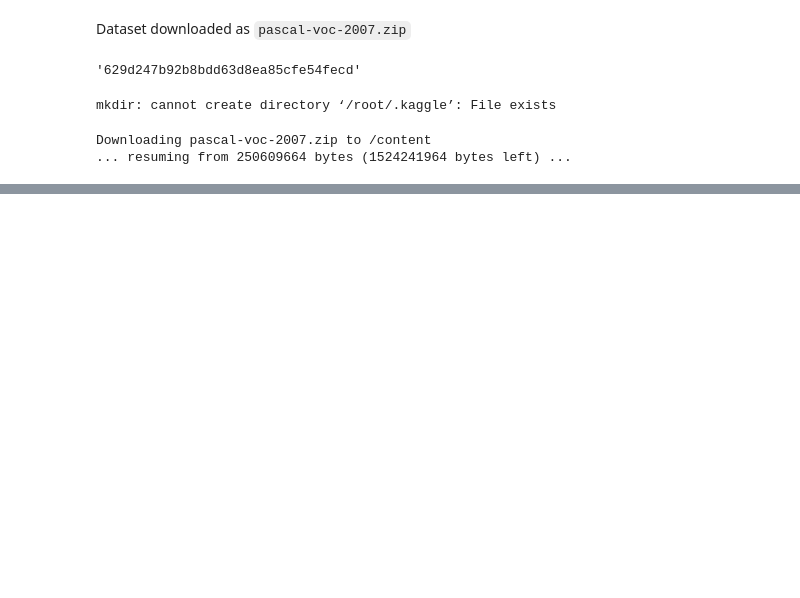
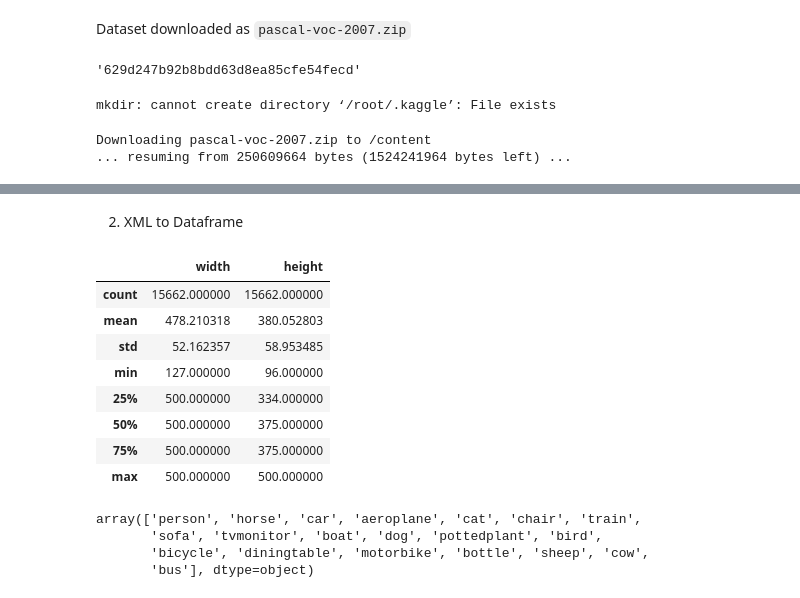
Before and after one commit to dibab64/deeplearning-dibab, a Jupyter notebook: voc2007.ipynb, the cells around one changed output, grey strips where cells are left out. Saved outputs shown, nothing was run; the diff lists cells and outputs as text; code cells hidden in the pictures; blank space fills up the shorter version.

```diff
--- a/voc2007.ipynb
+++ b/voc2007.ipynb
@@ -42,0 +60,3 @@ Görüntülenen çıkış son 5000 satıra kısaltıldı.
+# %%
+datset_path = '/content/VOCtrainval_06-Nov-2007/VOCdevkit/VOC2007/JPEGImages'
+annotations = '/content/VOCtrainval_06-Nov-2007/VOCdevkit/VOC2007/Annotations'
@@ -42,0 +67,2 @@ Görüntülenen çıkış son 5000 satıra kısaltıldı.
+# %% [markdown]
+2. XML to Dataframe
@@ -42,0 +108,20 @@ Görüntülenen çıkış son 5000 satıra kısaltıldı.
+# %%
+df.describe()
+# %% [output]
+|  | width | height |
+| count | 15662.000000 | 15662.000000 |
+| mean | 478.210318 | 380.052803 |
+| std | 52.162357 | 58.953485 |
+| min | 127.000000 | 96.000000 |
+| 25% | 500.000000 | 334.000000 |
+| 50% | 500.000000 | 375.000000 |
+| 75% | 500.000000 | 375.000000 |
+| max | 500.000000 | 500.000000 |
+# %%
+df.duplicated().sum()
+df['class'].unique()
+# %% [output]
+array(['person', 'horse', 'car', 'aeroplane', 'cat', 'chair', 'train',
+       'sofa', 'tvmonitor', 'boat', 'dog', 'pottedplant', 'bird',
+       'bicycle', 'diningtable', 'motorbike', 'bottle', 'sheep', 'cow',
+       'bus'], dtype=object)
```
Also changed, not shown: parts of 36 cells of this notebook.
